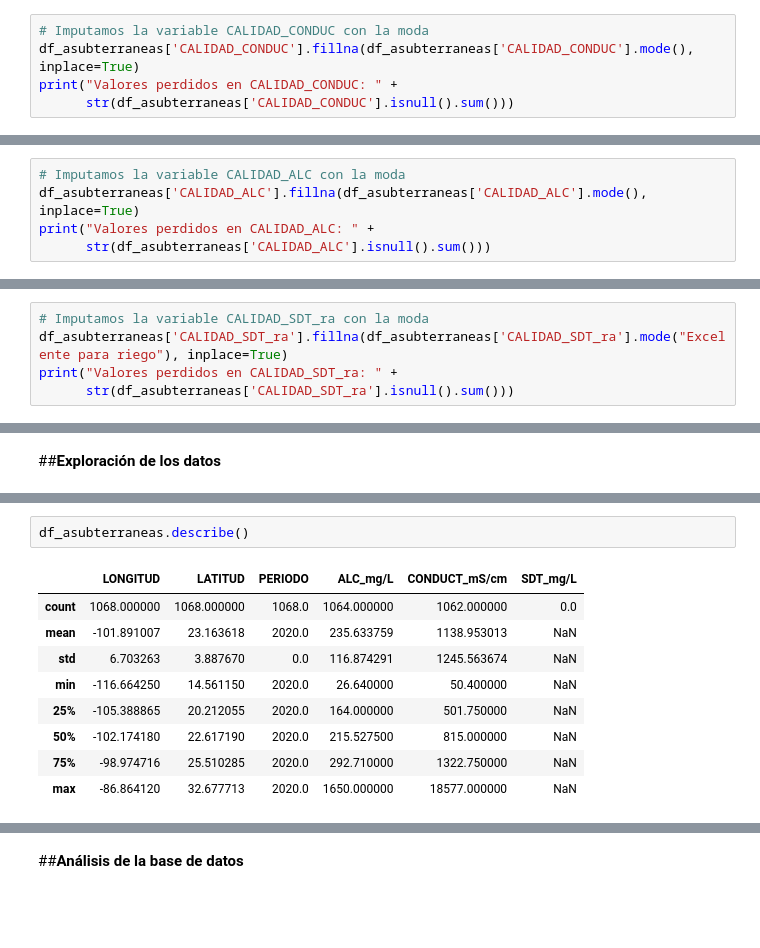
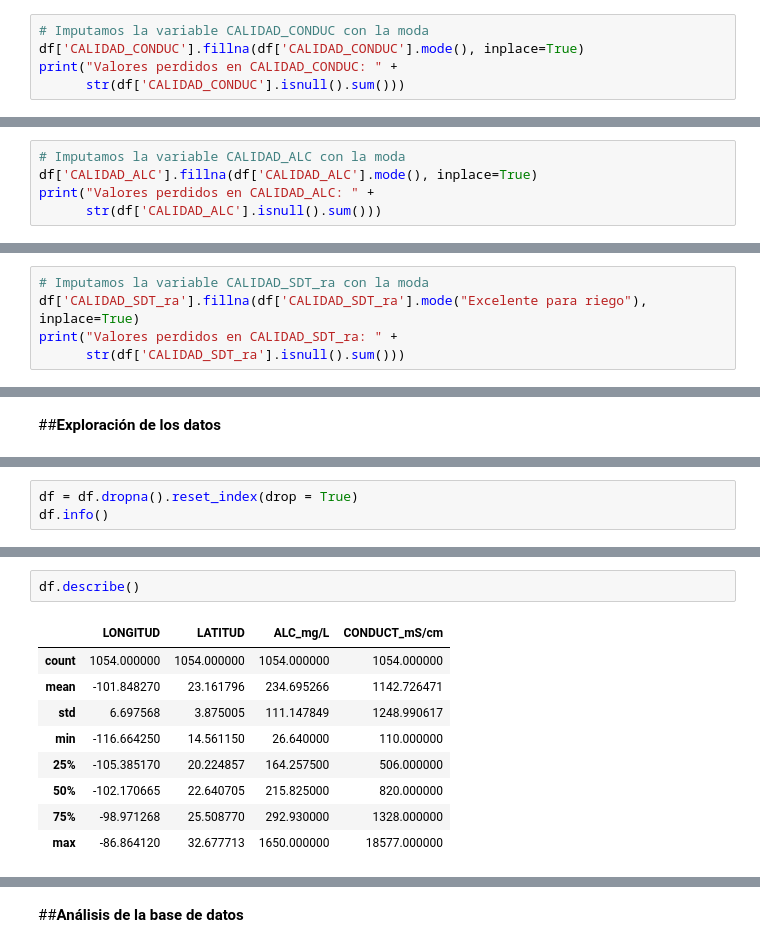
Before and after one commit to PosgradoMNA/actividades-del-projecto-cad_equipo93, a Jupyter notebook: Semana9_Actividad_Kmeans.ipynb, the cells around one changed output, grey strips where cells are left out. Cells and saved outputs as stored; diff of their text form; blank space fills up the shorter version.

```diff
--- a/Semana9_Actividad_Kmeans.ipynb
+++ b/Semana9_Actividad_Kmeans.ipynb
@@ -120,7 +120,7 @@ Excelente para riego      45
 Name: CALIDAD_CONDUC, dtype: int64
 # %%
 # Imputamos la variable CALIDAD_CONDUC con la moda
-df_asubterraneas['CALIDAD_CONDUC'].fillna(df_asubterraneas['CALIDAD_CONDUC'].mode(), inplace=True)
+df['CALIDAD_CONDUC'].fillna(df['CALIDAD_CONDUC'].mode(), inplace=True)
 print("Valores perdidos en CALIDAD_CONDUC: " +
-      str(df_asubterraneas['CALIDAD_CONDUC'].isnull().sum()))
+      str(df['CALIDAD_CONDUC'].isnull().sum()))
 # %% [output]
@@ -165,9 +165,9 @@ Indeseable como FAAP     59
 Name: CALIDAD_ALC, dtype: int64
 # %%
 # Imputamos la variable CALIDAD_ALC con la moda
-df_asubterraneas['CALIDAD_ALC'].fillna(df_asubterraneas['CALIDAD_ALC'].mode(), inplace=True)
+df['CALIDAD_ALC'].fillna(df['CALIDAD_ALC'].mode(), inplace=True)
 print("Valores perdidos en CALIDAD_ALC: " +
-      str(df_asubterraneas['CALIDAD_ALC'].isnull().sum()))
+      str(df['CALIDAD_ALC'].isnull().sum()))
 # %% [output]
 Valores perdidos en CALIDAD_ALC: 4
 # %%
@@ -181,9 +181,9 @@ Indeseable para riego             7
 Name: CALIDAD_SDT_ra, dtype: int64
 # %%
 # Imputamos la variable CALIDAD_SDT_ra con la moda
-df_asubterraneas['CALIDAD_SDT_ra'].fillna(df_asubterraneas['CALIDAD_SDT_ra'].mode("Excelente para riego"), inplace=True)
+df['CALIDAD_SDT_ra'].fillna(df['CALIDAD_SDT_ra'].mode("Excelente para riego"), inplace=True)
 print("Valores perdidos en CALIDAD_SDT_ra: " +
-      str(df_asubterraneas['CALIDAD_SDT_ra'].isnull().sum()))
+      str(df['CALIDAD_SDT_ra'].isnull().sum()))
 # %% [output]
 Valores perdidos en CALIDAD_SDT_ra: 2
 # %% [markdown]
@@ -210,0 +191,3 @@ memory usage: 475.7+ KB
+# %%
+df = df.dropna().reset_index(drop = True)
+df.info()
@@ -211,12 +212,12 @@ memory usage: 475.7+ KB
 # %%
-df_asubterraneas.describe()
+df.describe()
 # %% [output]
-|  | LONGITUD | LATITUD | PERIODO | ALC_mg/L | CONDUCT_mS/cm | SDT_mg/L |
-| count | 1068.000000 | 1068.000000 | 1068.0 | 1064.000000 | 1062.000000 | 0.0 |
-| mean | -101.891007 | 23.163618 | 2020.0 | 235.633759 | 1138.953013 | NaN |
-| std | 6.703263 | 3.887670 | 0.0 | 116.874291 | 1245.563674 | NaN |
-| min | -116.664250 | 14.561150 | 2020.0 | 26.640000 | 50.400000 | NaN |
-| 25% | -105.388865 | 20.212055 | 2020.0 | 164.000000 | 501.750000 | NaN |
-| 50% | -102.174180 | 22.617190 | 2020.0 | 215.527500 | 815.000000 | NaN |
-| 75% | -98.974716 | 25.510285 | 2020.0 | 292.710000 | 1322.750000 | NaN |
-| max | -86.864120 | 32.677713 | 2020.0 | 1650.000000 | 18577.000000 | NaN |
+|  | LONGITUD | LATITUD | ALC_mg/L | CONDUCT_mS/cm |
+| count | 1054.000000 | 1054.000000 | 1054.000000 | 1054.000000 |
+| mean | -101.848270 | 23.161796 | 234.695266 | 1142.726471 |
+| std | 6.697568 | 3.875005 | 111.147849 | 1248.990617 |
+| min | -116.664250 | 14.561150 | 26.640000 | 110.000000 |
+| 25% | -105.385170 | 20.224857 | 164.257500 | 506.000000 |
+| 50% | -102.170665 | 22.640705 | 215.825000 | 820.000000 |
+| 75% | -98.971268 | 25.508770 | 292.930000 | 1328.000000 |
+| max | -86.864120 | 32.677713 | 1650.000000 | 18577.000000 |
```
Also changed, not shown: parts of 33 cells of this notebook.
